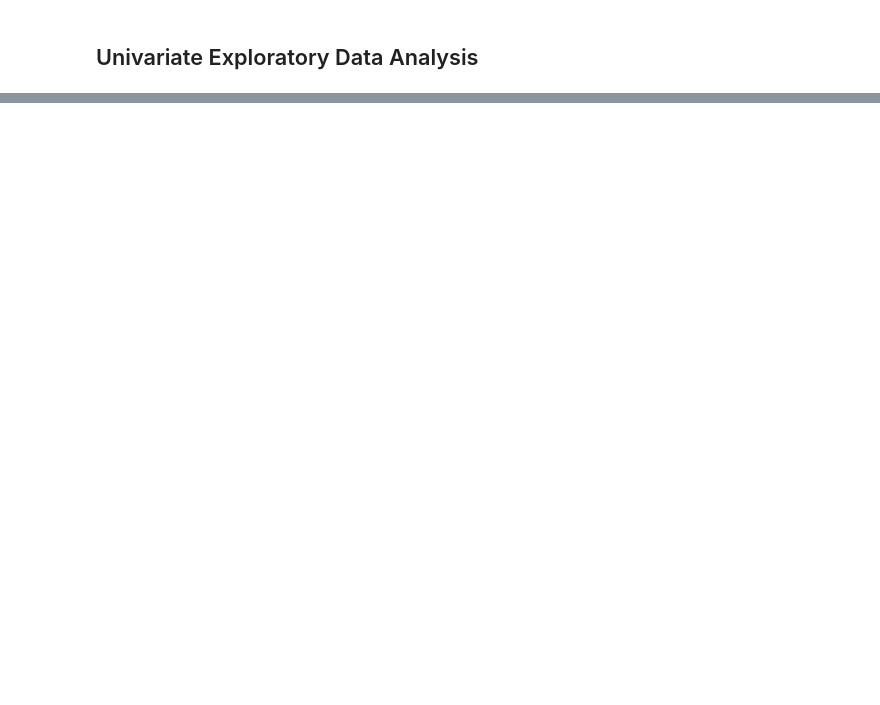
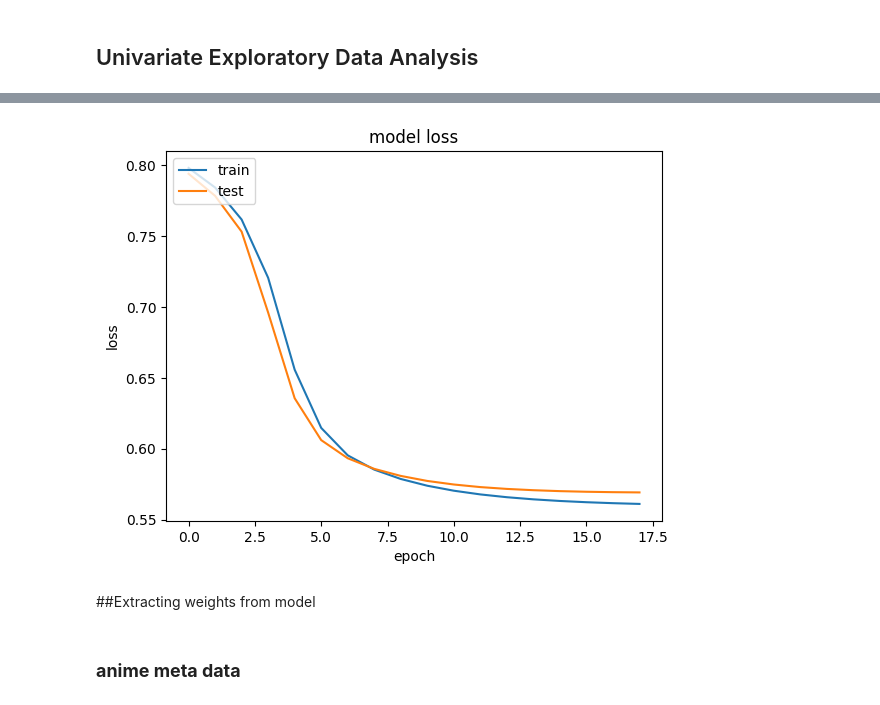
Before and after one commit to ludyhasby/machine_learning_terapan, a Jupyter notebook: recommendation_system/notebook.ipynb, the cells around one changed output, grey strips where cells are left out. Saved outputs shown, nothing was run; the diff lists cells and outputs as text; code cells hidden in the pictures; blank space fills up the shorter version.

```diff
--- a/recommendation_system/notebook.ipynb
+++ b/recommendation_system/notebook.ipynb
@@ -929,0 +233,12 @@ plt.show()
+# %%
+# Split dengan 90% data latih, dan 10% data uji
+train_indices = int(0.9 * rating_df.shape[0])
+X_train, X_test, y_train, y_test = (
+    X[:train_indices],
+    X[train_indices:],
+    y[:train_indices],
+    y[train_indices:],
+)
+
+print('Train set ratings: {}'.format(len(y_train)))
+print('Test set ratings: {}'.format(len(y_test)))
@@ -929,0 +248,4 @@ plt.show()
+# %%
+# transformasi ke array
+X_train_array = [X_train[:, 0], X_train[:, 1]]
+X_test_array = [X_test[:, 0], X_test[:, 1]]
@@ -929,0 +287,2 @@ plt.show()
+# %%
+model = RecommenderNet()
@@ -929,0 +349,13 @@ plt.show()
+# %%
+# Model training
+history = model.fit(
+    x=X_train_array,
+    y=y_train,
+    batch_size=batch_size,
+    epochs=20,
+    verbose=1,
+    validation_data=(X_test_array, y_test),
+    callbacks=my_callbacks
+)
+
+model.load_weights(checkpoint_filepath)
@@ -929,0 +380,16 @@ plt.show()
+# %%
+#Training results
+import matplotlib.pyplot as plt
+%matplotlib inline
+
+plt.plot(history.history["loss"][0:-2])
+plt.plot(history.history["val_loss"][0:-2])
+plt.title("model loss")
+plt.ylabel("loss")
+plt.xlabel("epoch")
+plt.legend(["train", "test"], loc="upper left")
+plt.show()
+# %% [output]
+[figure, added]
+# %% [markdown]
+##Extracting weights from model
@@ -929,0 +405,2 @@ plt.show()
+# %% [markdown]
+### **anime meta data**
```
Also changed, not shown: parts of 159 cells of this notebook, 9 other files.
